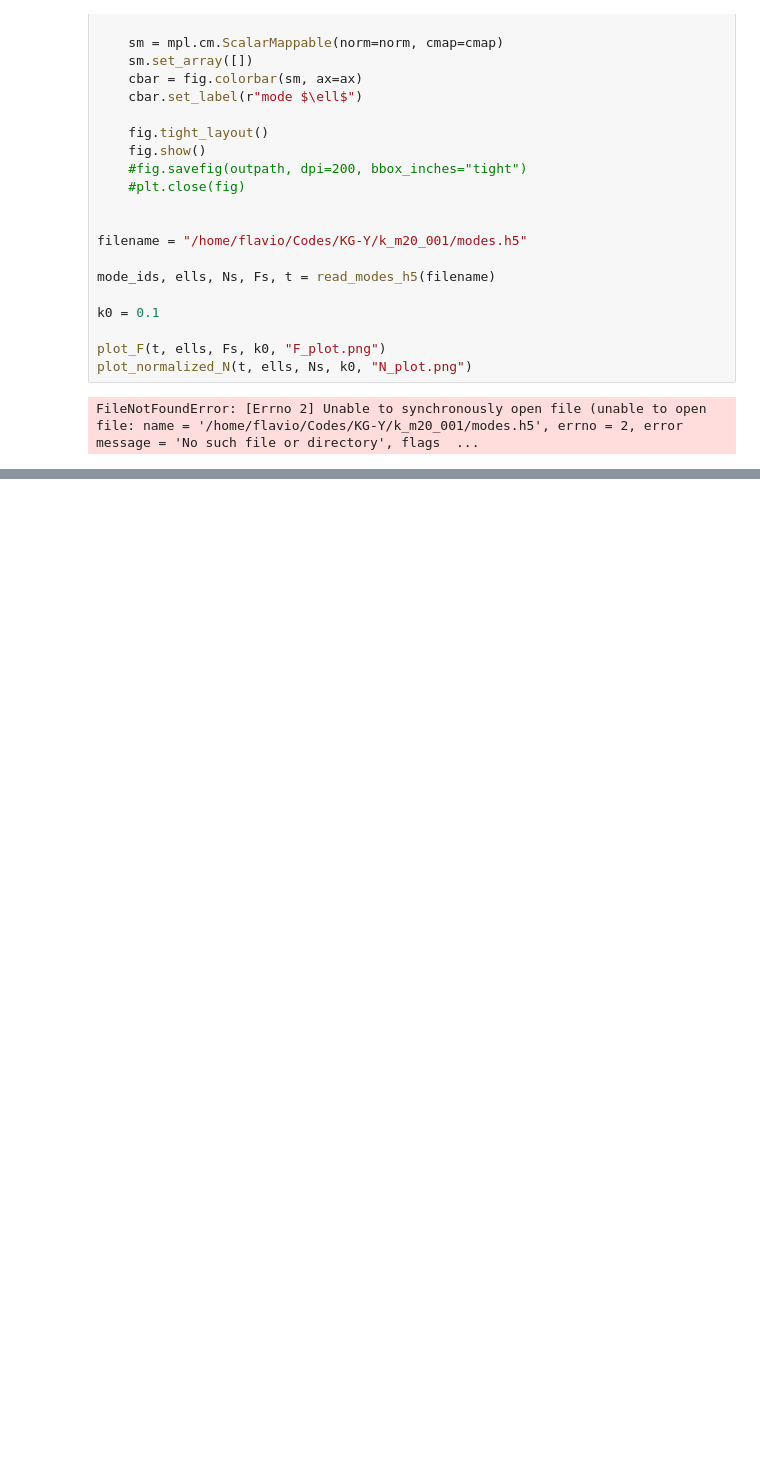
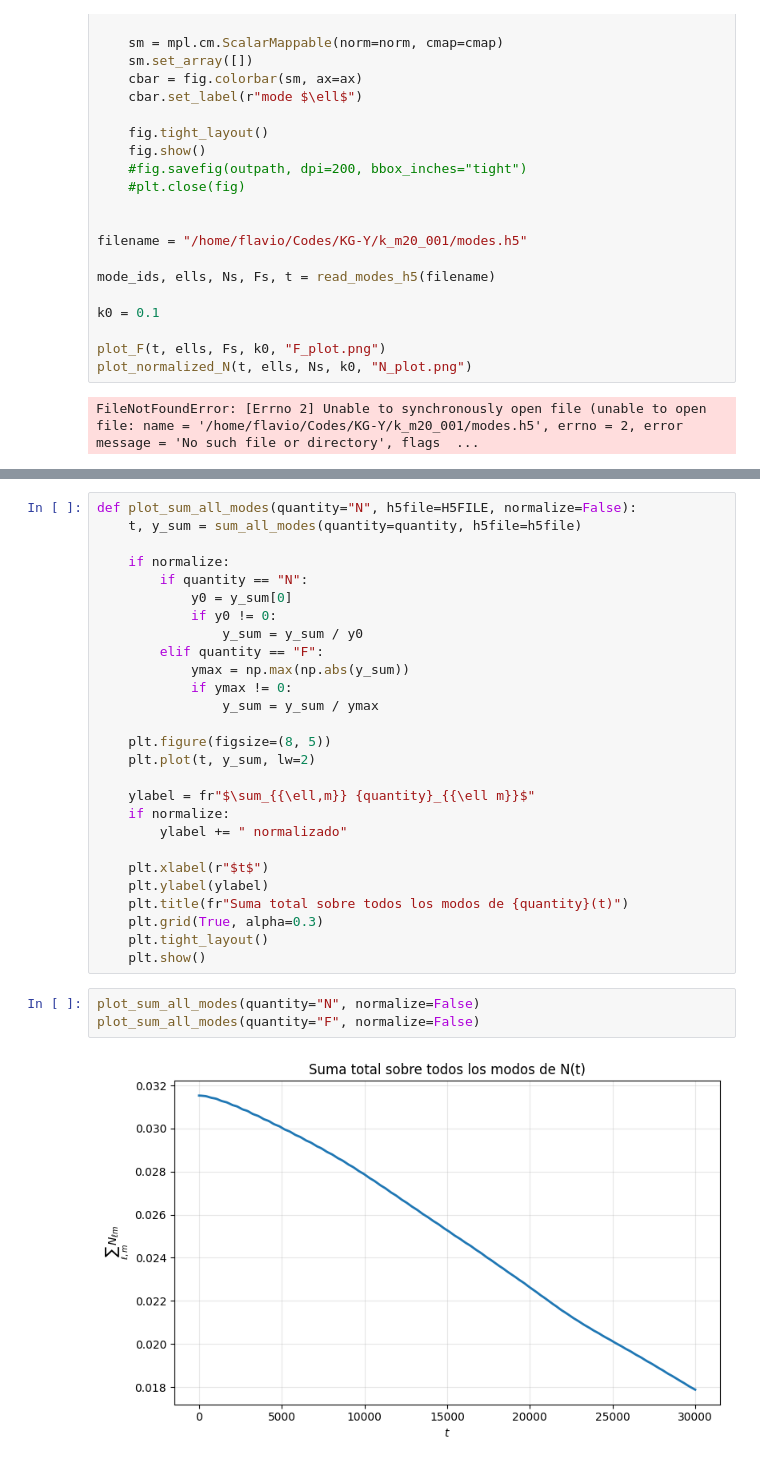
Before and after one commit to FlavioRosales/KG-Y, a Jupyter notebook: Noether_charge.ipynb, the cells around one changed output, grey strips where cells are left out. Cells and saved outputs as stored; diff of their text form; blank space fills up the shorter version.

```diff
--- a/Noether_charge.ipynb
+++ b/Noether_charge.ipynb
@@ -1726,0 +1994,32 @@ FileNotFoundError: [Errno 2] Unable to synchronously open file (unable to open f
+# %%
+def plot_sum_all_modes(quantity="N", h5file=H5FILE, normalize=False):
+    t, y_sum = sum_all_modes(quantity=quantity, h5file=h5file)
+
+    if normalize:
+        if quantity == "N":
+            y0 = y_sum[0]
+            if y0 != 0:
+                y_sum = y_sum / y0
+        elif quantity == "F":
+            ymax = np.max(np.abs(y_sum))
+            if ymax != 0:
+                y_sum = y_sum / ymax
+
+    plt.figure(figsize=(8, 5))
+    plt.plot(t, y_sum, lw=2)
+
+    ylabel = fr"$\sum_{{\ell,m}} {quantity}_{{\ell m}}$"
+    if normalize:
+        ylabel += " normalizado"
+
+    plt.xlabel(r"$t$")
+    plt.ylabel(ylabel)
+    plt.title(fr"Suma total sobre todos los modos de {quantity}(t)")
+    plt.grid(True, alpha=0.3)
+    plt.tight_layout()
+    plt.show()
+# %%
+plot_sum_all_modes(quantity="N", normalize=False)
+plot_sum_all_modes(quantity="F", normalize=False)
+# %% [output]
+[figure, added]
```
Also changed, not shown: parts of 13 cells of this notebook, 5 other files.
